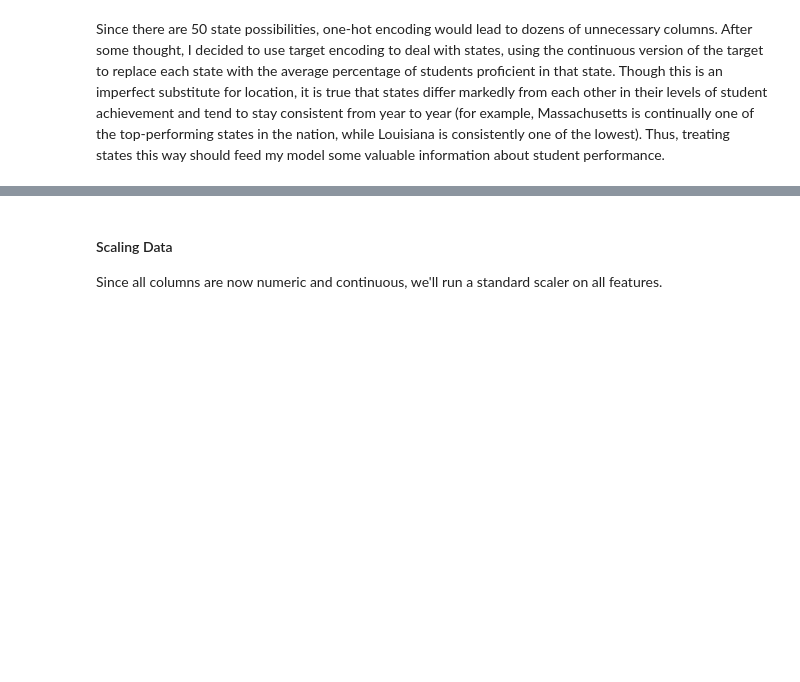
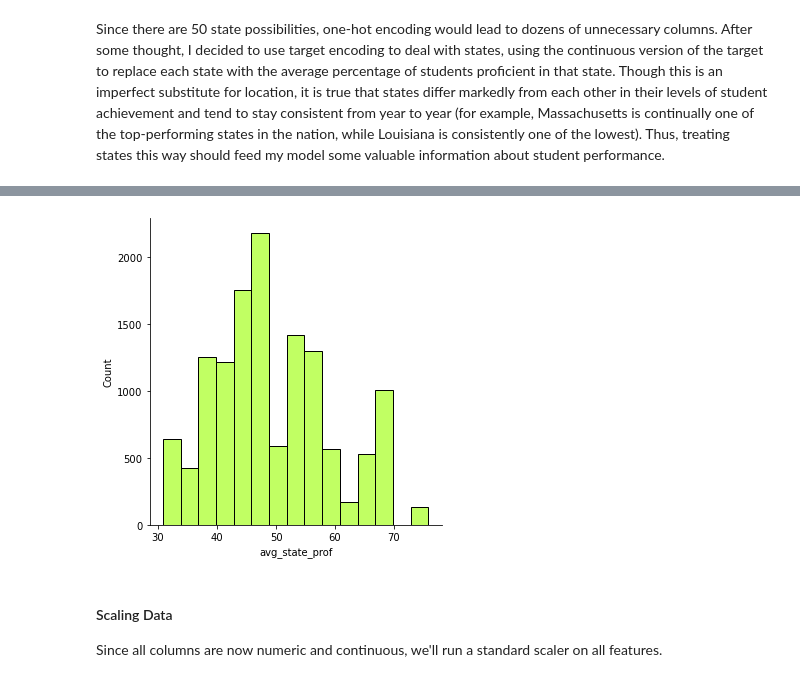
Before and after one commit to alexiskedo/Predicting-School-District-Performance, a Jupyter notebook: District_Spending_and_Achievement.ipynb, the cells around one changed output, grey strips where cells are left out. Cells and saved outputs as stored; diff of their text form; code cells hidden in the pictures; blank space fills up the shorter version.

```diff
--- a/District_Spending_and_Achievement.ipynb
+++ b/District_Spending_and_Achievement.ipynb
@@ -599,3 +597,10 @@ X_test = X_test.drop(['state', 'perc_prof_y'], axis = 1)
 # %%
 X_train = X_train.rename(columns = {'perc_prof_x':'avg_state_prof'})
 X_test = X_test.rename(columns = {'perc_prof_x':'avg_state_prof'})
+# %%
+#Put X back together to visualize
+X_train1 = X_train.reset_index()
+X_test1 = X_test.reset_index()
+# %%
+X = pd.concat([X_train1, X_test1], axis=0)
+X = X.drop(['level_0', 'index'], axis = 1)
@@ -602,3 +616,8 @@ X_test = X_test.rename(columns = {'perc_prof_x':'avg_state_prof'})
+# %%
+sn.displot(X, x='avg_state_prof', binwidth=3, color="greenyellow")
+plt.savefig("State Averages")
+# %% [output]
+[figure, added]
 # %% [markdown]
 #### Scaling Data
 Since all columns are now numeric and continuous, we'll run a standard scaler on all features.
```
Also changed, not shown: parts of 38 cells of this notebook, 2 other files.
